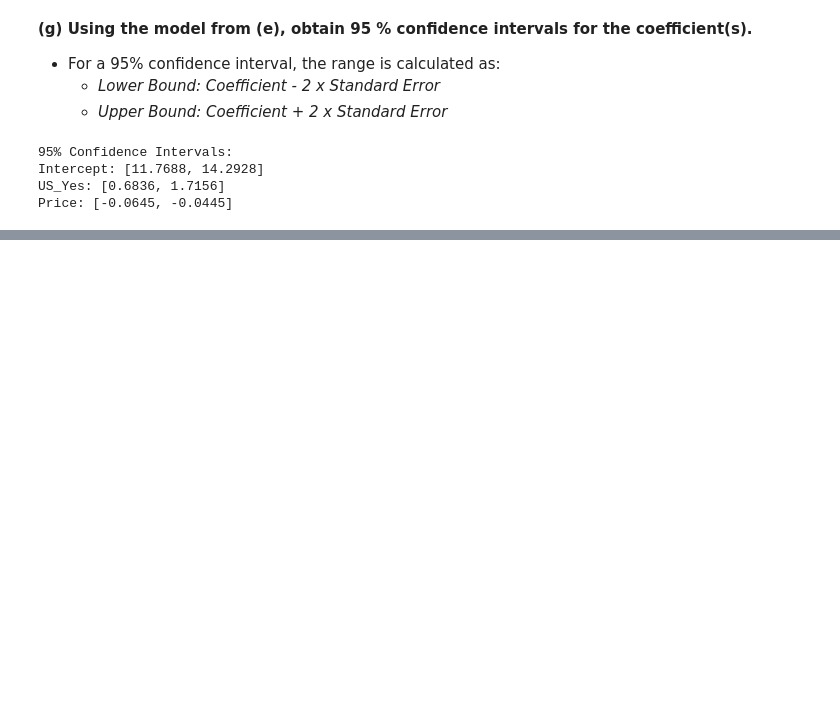
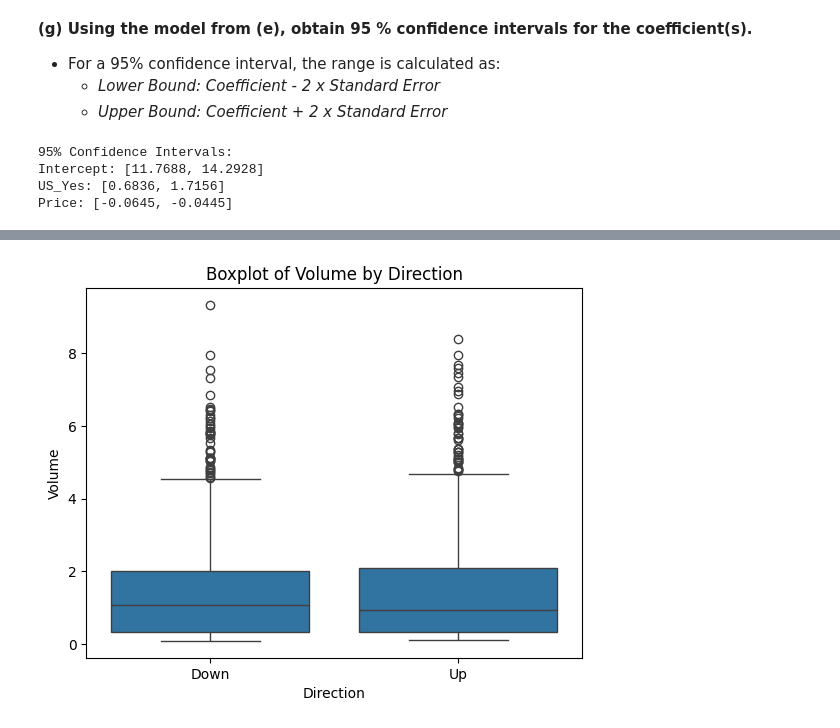
Before and after one commit to Alando-Kevin/ML_Assignments, a Jupyter notebook: ml_assignment.ipynb, the cells around one changed output, grey strips where cells are left out. Drawn from its saved outputs; the diff is of its cells as text; code cells hidden in the pictures; blank space fills up the shorter version.

```diff
--- a/ml_assignment.ipynb
+++ b/ml_assignment.ipynb
@@ -148,0 +222,6 @@ Price: [-0.0645, -0.0445]
+# %%
+sns.boxplot(x="Direction", y="Volume", data=weekly_data)
+plt.title('Boxplot of Volume by Direction')
+plt.show()
+# %% [output]
+[figure, added]
```
Also changed, not shown: parts of 25 cells of this notebook.
